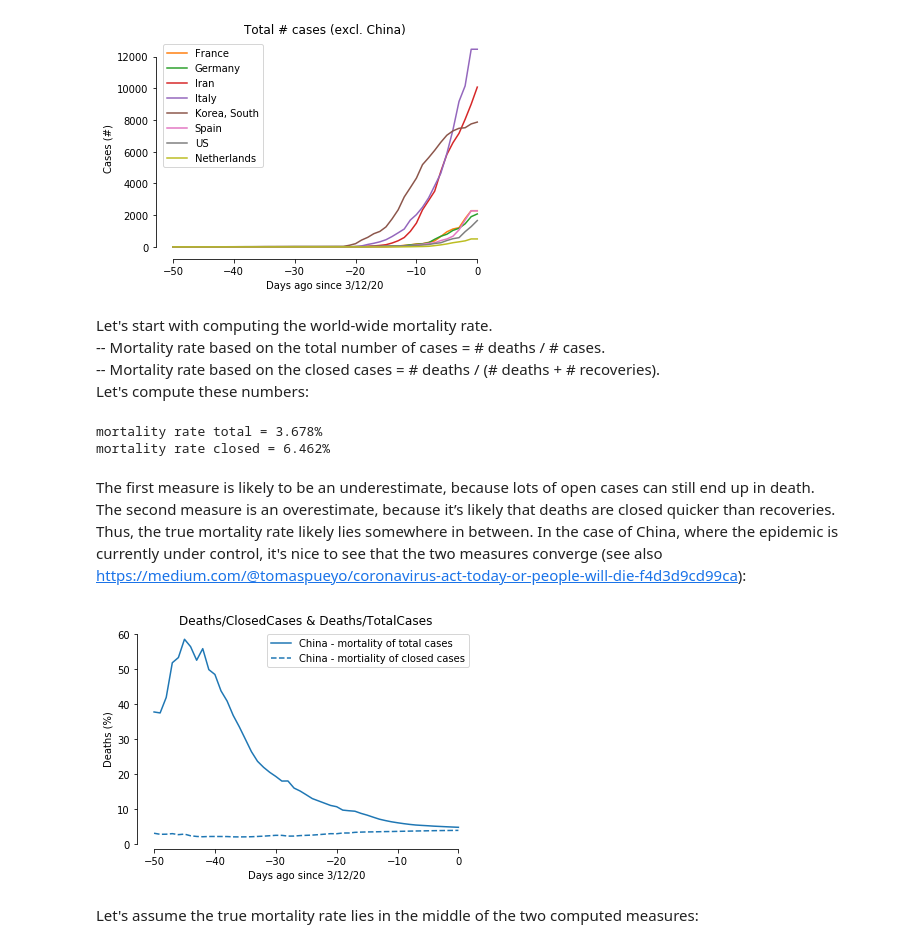
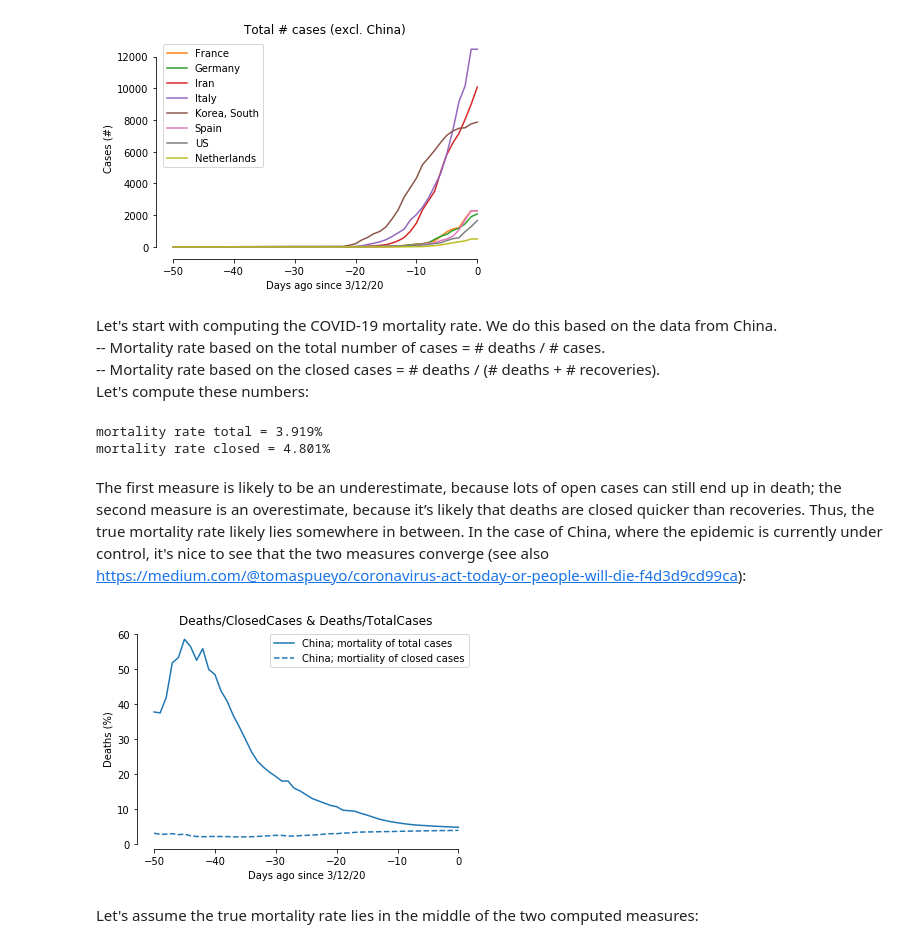
Before and after one commit to jwdegee/py_covid19, a Jupyter notebook: covid19.ipynb, the cells around one changed output. Cells and saved outputs as stored; diff of their text form; code cells hidden in the pictures.

```diff
--- a/covid19.ipynb
+++ b/covid19.ipynb
@@ -76,36 +76,36 @@ sns.despine(offset=2, trim=True)
 # %% [output]
 [figure]
 # %% [markdown]
-Let's start with computing the world-wide mortality rate.
+Let's start with computing the COVID-19 mortality rate. We do this based on the data from China.
 -- Mortality rate based on the total number of cases = # deaths / # cases.
 -- Mortality rate based on the closed cases = # deaths / (# deaths + # recoveries).
 Let's compute these numbers:
 # %%
-mortality_total = df_d.iloc[-1].sum() / df.iloc[-1].sum() * 100
-mortality_closed = df_d.iloc[-1].sum() / (df_c.iloc[-1].sum()) * 100
+# mortality_total = df_d.iloc[-1].sum() / df.iloc[-1].sum() * 100
+# mortality_closed = df_d.iloc[-1].sum() / (df_c.iloc[-1].sum()) * 100
+mortality_total = df_d['China'].iloc[-1] / df['China'].iloc[-1] * 100
+mortality_closed = df_d['China'].iloc[-1] / (df_c['China'].iloc[-1]) * 100
 print('mortality rate total = {}%'.format(round(mortality_total, 3)))
 print('mortality rate closed = {}%'.format(round(mortality_closed, 3)))
 # %% [output]
-mortality rate total = 3.678%
-mortality rate closed = 6.462%
+mortality rate total = 3.919%
+mortality rate closed = 4.801%
 # %% [markdown]
-The first measure is likely to be an underestimate, because lots of open cases can still end up in death.
-The second measure is an overestimate, because it’s likely that deaths are closed quicker than recoveries.
-Thus, the true mortality rate likely lies somewhere in between. In the case of China, where the epidemic is currently under control, it's nice to see that the two measures converge (see also https://medium.com/@tomaspueyo/coronavirus-act-today-or-people-will-die-f4d3d9cd99ca):
+The first measure is likely to be an underestimate, because lots of open cases can still end up in death; the second measure is an overestimate, because it’s likely that deaths are closed quicker than recoveries. Thus, the true mortality rate likely lies somewhere in between. In the case of China, where the epidemic is currently under control, it's nice to see that the two measures converge (see also https://medium.com/@tomaspueyo/coronavirus-act-today-or-people-will-die-f4d3d9cd99ca):
 # %%
 df_m_total = (df_d/df*100)
 df_m_closed = (df_d/df_c*100)
 for country, color in zip(country_list, colors):
     if (country == 'China'):
-        plt.plot(df_m_closed.loc[:,country], color=color, label=country + ' - mortality of total cases')
-        plt.plot(df_m_total.loc[:,country], ls='--', color=color, label=country + ' - mortiality of closed cases')
+        plt.plot(df_m_closed.loc[:,country], color=color, label='{}; mortality of total cases'.format(country))
+        plt.plot(df_m_total.loc[:,country], ls='--', color=color, label='{}; mortiality of closed cases'.format(country))
 plt.legend()
 plt.title('Deaths/ClosedCases & Deaths/TotalCases')
 plt.xlabel('Days ago since {}'.format(last_date))
 plt.ylabel('Deaths (%)')
 sns.despine(offset=2, trim=True)
 # %% [output]
-[figure, old version]
+[figure, new version]
 # %% [markdown]
 Let's assume the true mortality rate lies in the middle of the two computed measures:
 # %%
```
Also changed, not shown: parts of 22 cells of this notebook.
